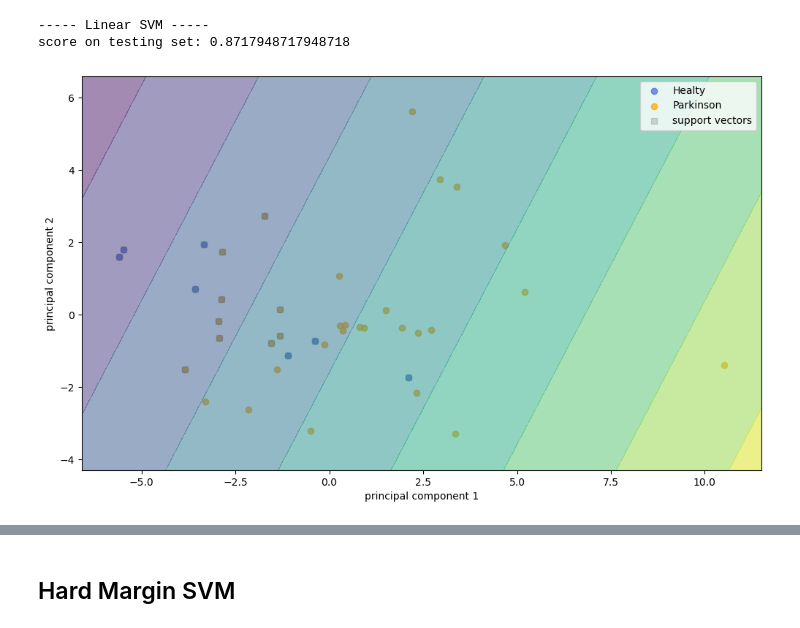
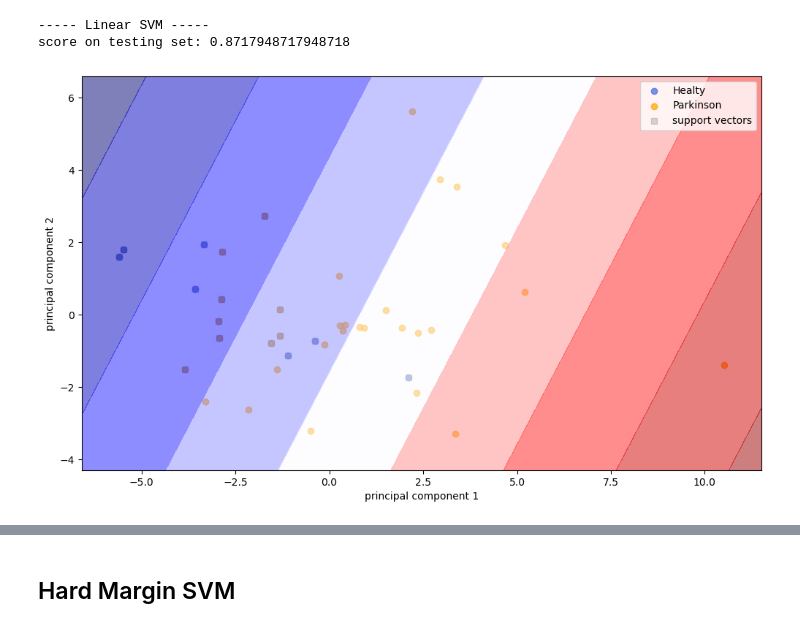
Before and after one commit to Mathieu-R/ldats2470-project, a Jupyter notebook: ldats2470.ipynb, the cells around one changed output, grey strips where cells are left out. Drawn from its saved outputs; the diff is of its cells as text; code cells hidden in the pictures.

```diff
--- a/ldats2470.ipynb
+++ b/ldats2470.ipynb
@@ -130,7 +132,7 @@ def plot_margins(X: npt.NDArray, y: npt.NDArray, support_vectors: npt.NDArray, c
 	)
 
 	f = clf.decision_function(np.c_[np.ravel(xx), np.ravel(yy)]).reshape(xx.shape)
-	ax.contourf(xx, yy, f, alpha = 0.5)
+	ax.contourf(xx, yy, f, alpha = 0.5, cmap='seismic')
 
 	#plot_decision_regions(X, y, clf)
 
@@ -160,15 +162,15 @@ score on testing set: 0.8717948717948718
 # %%
 scaler = StandardScaler()
 pca = PCA(n_components=2)
 
 X_test_scaled = scaler.fit_transform(X_test)
 X_test_pca = pca.fit_transform(X_test_scaled)
 
 linear_clf.fit(X_test_pca, y_test)
 
-plot_margins(X_test_pca, y_test, svm.support_vectors_, linear_clf)
+plot_margins(X_test_pca, y_test, linear_clf.support_vectors_, linear_clf)
 # %% [output]
-[figure, old version]
+[figure, new version]
 # %%
 y_pred = linear_clf.predict(X_test)
 
```
Also changed, not shown: parts of 10 cells of this notebook, 5 other files.
